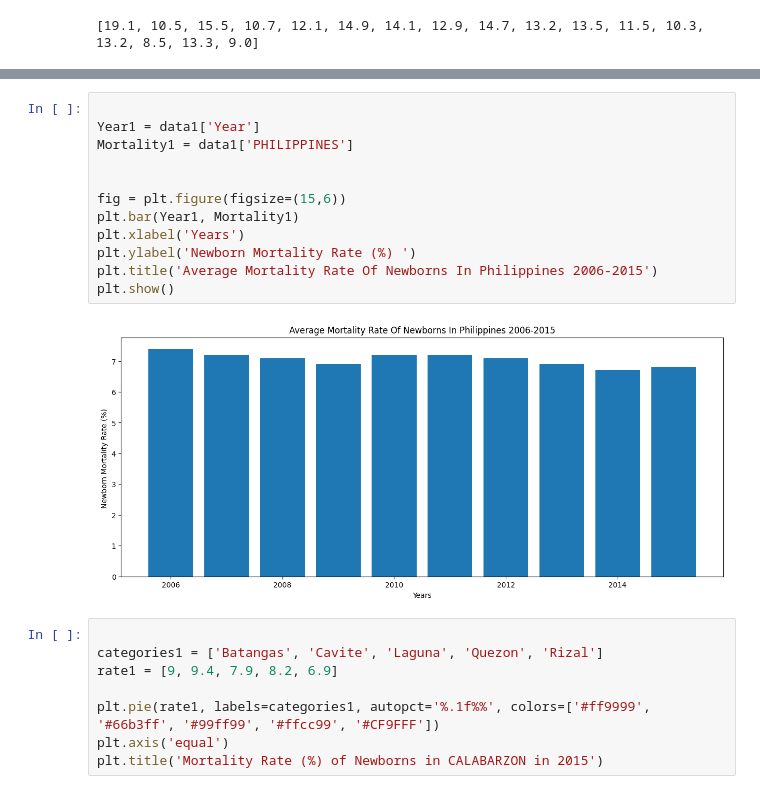
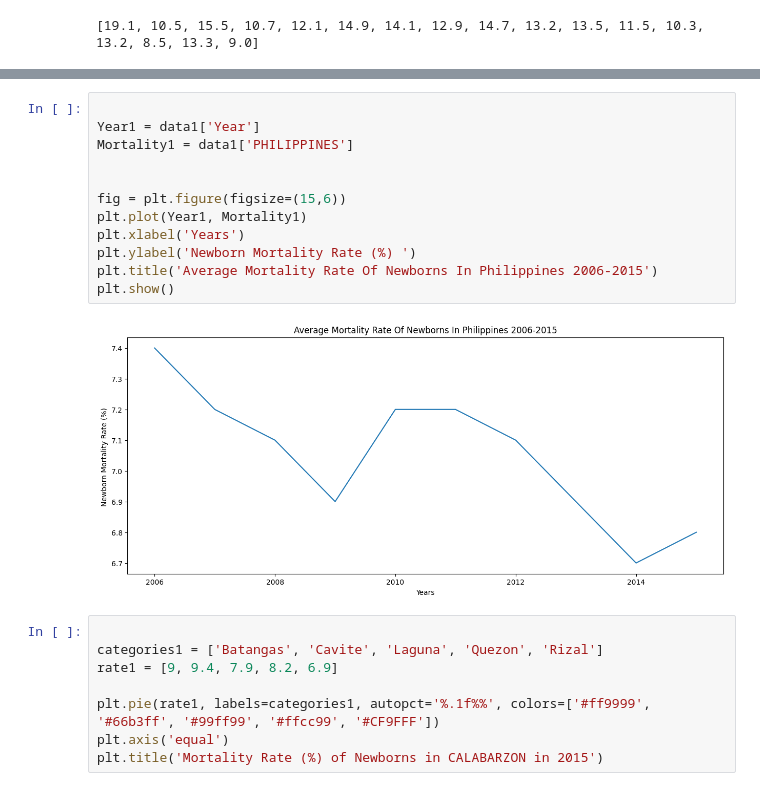
Before and after one commit to Glennarcega/IT-BA-3203-PROJECT, a Jupyter notebook: Social_Factor_of_death.ipynb, the cells around one changed output, grey strips where cells are left out. Saved outputs shown, nothing was run; the diff lists cells and outputs as text.

```diff
--- a/Social_Factor_of_death.ipynb
+++ b/Social_Factor_of_death.ipynb
@@ -280,17 +280,17 @@ plt.show()
 # %%
 
 Year1 = data1['Year']
 Mortality1 = data1['PHILIPPINES']
 
 
 fig = plt.figure(figsize=(15,6))
-plt.bar(Year1, Mortality1)
+plt.plot(Year1, Mortality1)
 plt.xlabel('Years')
 plt.ylabel('Newborn Mortality Rate (%) ')
 plt.title('Average Mortality Rate Of Newborns In Philippines 2006-2015')
 plt.show()
 # %% [output]
-[figure, old version]
+[figure, new version]
 # %%
 
 categories1 = ['Batangas', 'Cavite', 'Laguna', 'Quezon', 'Rizal']
```
Also changed, not shown: parts of 5 cells of this notebook.
